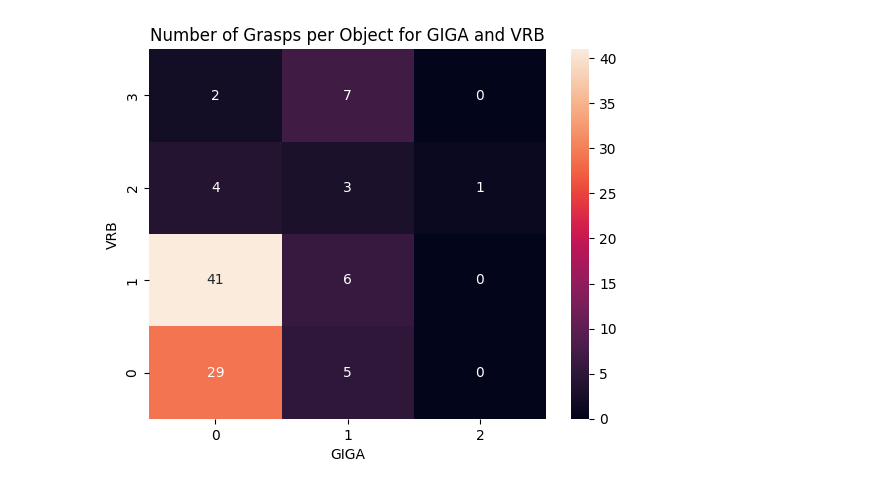
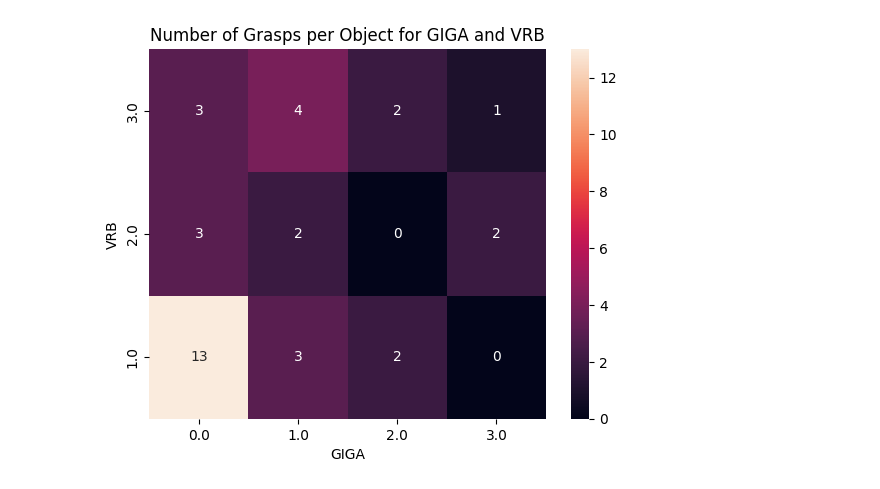
Before and after one commit to ishan-gaur/affordance-bench, a Jupyter notebook: experiment_analysis.ipynb, the cells around one changed output. Saved outputs shown, nothing was run; the diff lists cells and outputs as text; code cells hidden in the pictures.

Commit message:
single object, preference, and handedness experiments

```diff
--- a/experiment_analysis.ipynb
+++ b/experiment_analysis.ipynb
@@ -3,9 +3,9 @@ import pandas as pd
 import seaborn as sns
 import matplotlib.pyplot as plt
 # %%
-pile_df = pd.read_csv('evals_pile_horizontal.tsv', sep='\t')
+pile_df = pd.read_csv('evals_single.tsv', sep='\t')
 pile_df = pile_df[pile_df["is_annotated"] & ~pile_df["corrupted"]]
-pile_df["total_obj"] = [len(modes.split(",")) for modes in pile_df["giga_pos_modes"]]
+pile_df["total_obj"] = [1] * len(pile_df)
 pile_df.head()
 # %% [output]
 |  | trial_id | run_path | giga_image | vrb_image | is_annotated | corrupted | num_same | giga_pos_modes | ... |
@@ -39,37 +39,38 @@ Text(0.5, 1.0, 'Proportion of Objects with Grasps for Both Methods ')
 # %%
 import seaborn as sns
 import matplotlib.pyplot as plt
 
 # Define the function to extract modes
 def extract_modes(df, column_name):
     flattened_modes = []
     for modes_list in df[column_name]:
-        modes = modes_list.split(",")
-        modes = [int(mode) for mode in modes if mode != ""]
-        flattened_modes.extend(modes)
+        # modes = modes_list.split(",")
+        # modes = [int(mode) for mode in modes if mode != ""]
+        # flattened_modes.extend(modes)
+        flattened_modes.extend([modes_list])
     return flattened_modes
 
 # Extract modes for giga_pos_modes and vrb_pos_modes
 vrb_pos_modes = extract_modes(pile_df, "vrb_pos_modes")
 giga_pos_modes = extract_modes(pile_df, "giga_pos_modes")
 
 # Create a dataframe for the heatmap
 heatmap_df = pd.DataFrame({'Giga': giga_pos_modes, 'Vrb': vrb_pos_modes})
 
 # Create the 2D heatmap with counts annotated
 heatmap = heatmap_df.pivot_table(index='Vrb', columns='Giga', aggfunc='size', fill_value=0)
 sns.heatmap(heatmap, annot=True, fmt='d', cbar=True)
 
 # Set the axis labels and tick labels
 plt.xlabel('GIGA')
 plt.ylabel('VRB')
 plt.title('Number of Grasps per Object for GIGA and VRB')
 plt.gca().invert_yaxis()
 
 # Show the plot
 plt.show()
 # %% [output]
-[figure, old version]
+[figure, new version]
 # %%
 giga_dir_modes = extract_modes(pile_df, "giga_dir_modes")
 vrb_dir_modes = extract_modes(pile_df, "vrb_dir_modes")
```
Also changed, not shown: parts of 3 cells of this notebook, 6 other files.
